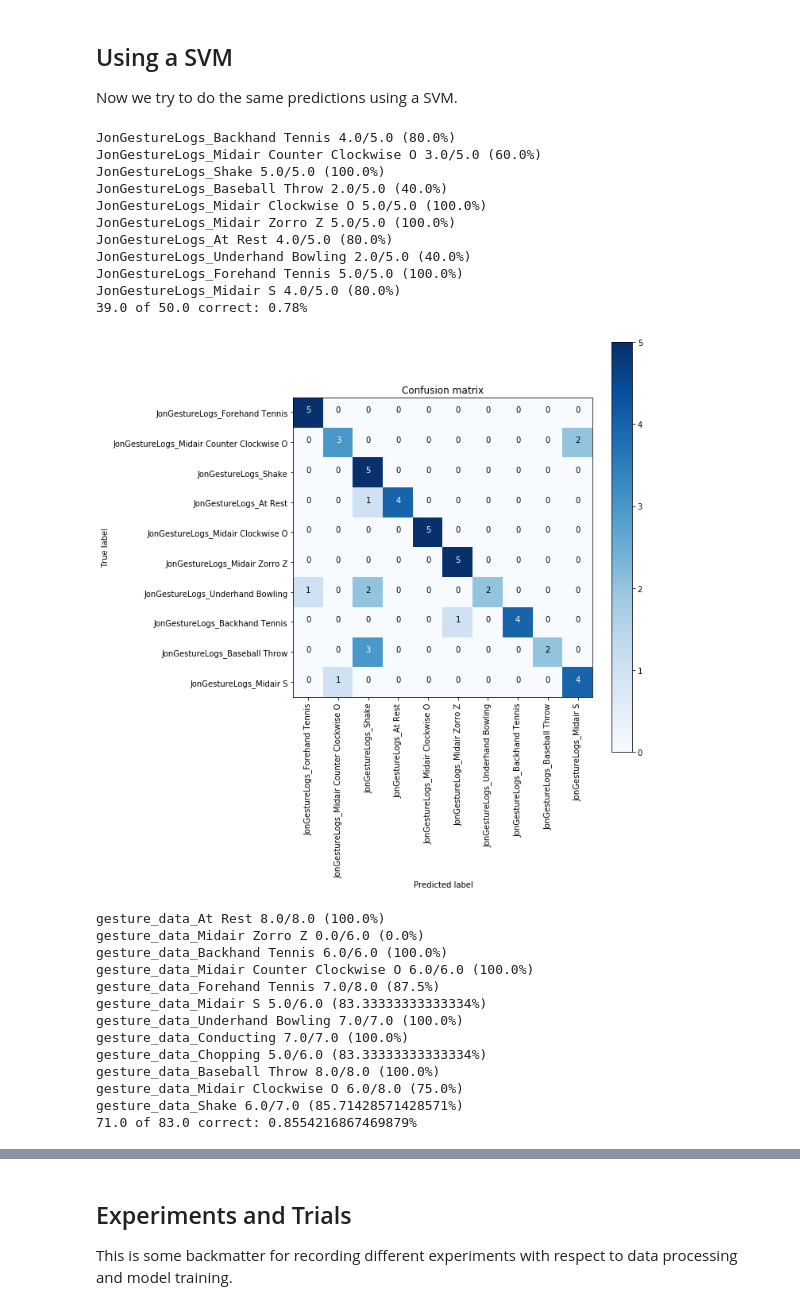
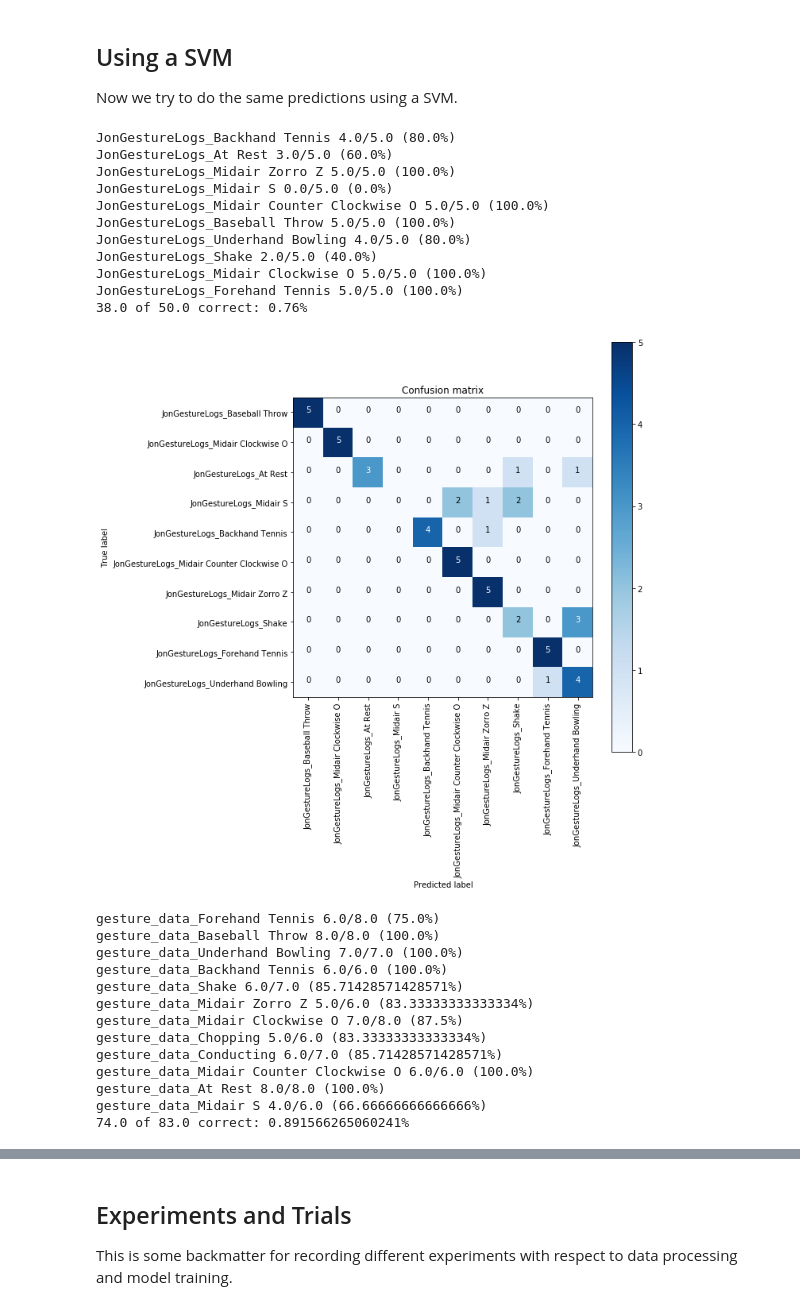
Before and after one commit to jraisher/CSEP590, a Jupyter notebook: notebooks/assignment2.ipynb, the cells around one changed output, grey strips where cells are left out. Cells and saved outputs as stored; diff of their text form; code cells hidden in the pictures.

```diff
--- a/notebooks/assignment2.ipynb
+++ b/notebooks/assignment2.ipynb
@@ -51,6 +51,15 @@ class SensorData:
         ySquared = np.multiply(self.y, self.y)
         zSquared = np.multiply(self.z, self.z)
         self.mag = np.sqrt(np.add(xSquared, ySquared, zSquared))
+
+        self.xProc = preprocessing.normalize(
+            signal.savgol_filter(self.x, 9, 2)[:,np.newaxis], axis=0).ravel()
+        self.yProc = preprocessing.normalize(
+            signal.savgol_filter(self.y, 9, 2)[:,np.newaxis], axis=0).ravel()
+        self.zProc = preprocessing.normalize(
+            signal.savgol_filter(self.z, 9, 2)[:,np.newaxis], axis=0).ravel()
+        self.magProc = preprocessing.normalize(
+            signal.savgol_filter(self.mag, 9, 2)[:,np.newaxis], axis=0).ravel()
 
         self.signalLengthBeforePadding = len(self.x)
 
@@ -583,6 +619,11 @@ class SVMModel:
     def GetFeatures(self, trial):
         std = trial.accel.mag.std()
         mean = trial.accel.mag.mean()
+        hm = np.argmin(np.abs(trial.accel.mag - ((trial.accel.mag.max() - trial.accel.mag.min()) / 2)))
+        fwhm = (np.argmax(trial.accel.mag) - hm) * 2
+
+        npeaks = len([x for x in signal.find_peaks_cwt(trial.accel.mag, np.arange(1, 10))
+                      if (trial.accel.mag[x] > (hm/2))])
 
         minX = trial.accel.x.min()
         meanX = trial.accel.x.mean()
@@ -602,53 +643,53 @@ class SVMModel:
         minXGyro = trial.gyro.x.min()
         meanXGyro = trial.gyro.x.mean()
         maxXGyro = trial.gyro.x.max()
         stdXGyro = trial.gyro.x.std()
 
         maxYGyro = trial.gyro.y.max()
         minYGyro = trial.gyro.y.min()
         minYGyro = trial.gyro.y.min()
         stdYGyro = trial.gyro.y.std()
 
         maxZGyro = trial.gyro.z.max()
         minZGyro = trial.gyro.z.min()
         minZGyro = trial.gyro.z.min()
         stdZGyro = trial.gyro.z.std()
 
-        features = [[stdX, stdY, stdZ, stdXGyro, stdYGyro, stdZGyro]]
+        features = [[npeaks, stdX, stdY, stdZ, stdXGyro, stdYGyro, stdZGyro]]
         self.num_features = len(features[0])
         return features
 
 model = SVMModel()
 jonResults = Test(model, jonTrials)
 PrintResults(jonResults)
 PlotConfusionMatrix(jonResults)
 
 myResults = Test(model, myTrials)
 PrintResults(myResults)
 PlotConfusionMatrix(myResults)
 # %% [output]
 JonGestureLogs_Backhand Tennis 4.0/5.0 (80.0%)
-JonGestureLogs_Midair Counter Clockwise O 3.0/5.0 (60.0%)
-JonGestureLogs_Shake 5.0/5.0 (100.0%)
-JonGestureLogs_Baseball Throw 2.0/5.0 (40.0%)
+JonGestureLogs_At Rest 3.0/5.0 (60.0%)
+JonGestureLogs_Midair Zorro Z 5.0/5.0 (100.0%)
+JonGestureLogs_Midair S 0.0/5.0 (0.0%)
+JonGestureLogs_Midair Counter Clockwise O 5.0/5.0 (100.0%)
+JonGestureLogs_Baseball Throw 5.0/5.0 (100.0%)
+JonGestureLogs_Underhand Bowling 4.0/5.0 (80.0%)
+JonGestureLogs_Shake 2.0/5.0 (40.0%)
 JonGestureLogs_Midair Clockwise O 5.0/5.0 (100.0%)
-JonGestureLogs_Midair Zorro Z 5.0/5.0 (100.0%)
-JonGestureLogs_At Rest 4.0/5.0 (80.0%)
-JonGestureLogs_Underhand Bowling 2.0/5.0 (40.0%)
 JonGestureLogs_Forehand Tennis 5.0/5.0 (100.0%)
-JonGestureLogs_Midair S 4.0/5.0 (80.0%)
-39.0 of 50.0 correct: 0.78%
+38.0 of 50.0 correct: 0.76%
-[figure, old version]
+[figure, new version]
+gesture_data_Forehand Tennis 6.0/8.0 (75.0%)
+gesture_data_Baseball Throw 8.0/8.0 (100.0%)
+gesture_data_Underhand Bowling 7.0/7.0 (100.0%)
+gesture_data_Backhand Tennis 6.0/6.0 (100.0%)
+gesture_data_Shake 6.0/7.0 (85.71428571428571%)
+gesture_data_Midair Zorro Z 5.0/6.0 (83.33333333333334%)
+gesture_data_Midair Clockwise O 7.0/8.0 (87.5%)
+gesture_data_Chopping 5.0/6.0 (83.33333333333334%)
+gesture_data_Conducting 6.0/7.0 (85.71428571428571%)
+gesture_data_Midair Counter Clockwise O 6.0/6.0 (100.0%)
 gesture_data_At Rest 8.0/8.0 (100.0%)
-gesture_data_Midair Zorro Z 0.0/6.0 (0.0%)
-gesture_data_Backhand Tennis 6.0/6.0 (100.0%)
-gesture_data_Midair Counter Clockwise O 6.0/6.0 (100.0%)
-gesture_data_Forehand Tennis 7.0/8.0 (87.5%)
-gesture_data_Midair S 5.0/6.0 (83.33333333333334%)
-gesture_data_Underhand Bowling 7.0/7.0 (100.0%)
-gesture_data_Conducting 7.0/7.0 (100.0%)
-gesture_data_Chopping 5.0/6.0 (83.33333333333334%)
-gesture_data_Baseball Throw 8.0/8.0 (100.0%)
-gesture_data_Midair Clockwise O 6.0/8.0 (75.0%)
-gesture_data_Shake 6.0/7.0 (85.71428571428571%)
-71.0 of 83.0 correct: 0.8554216867469879%
+gesture_data_Midair S 4.0/6.0 (66.66666666666666%)
+74.0 of 83.0 correct: 0.891566265060241%
```
Also changed, not shown: parts of 6 cells of this notebook.
